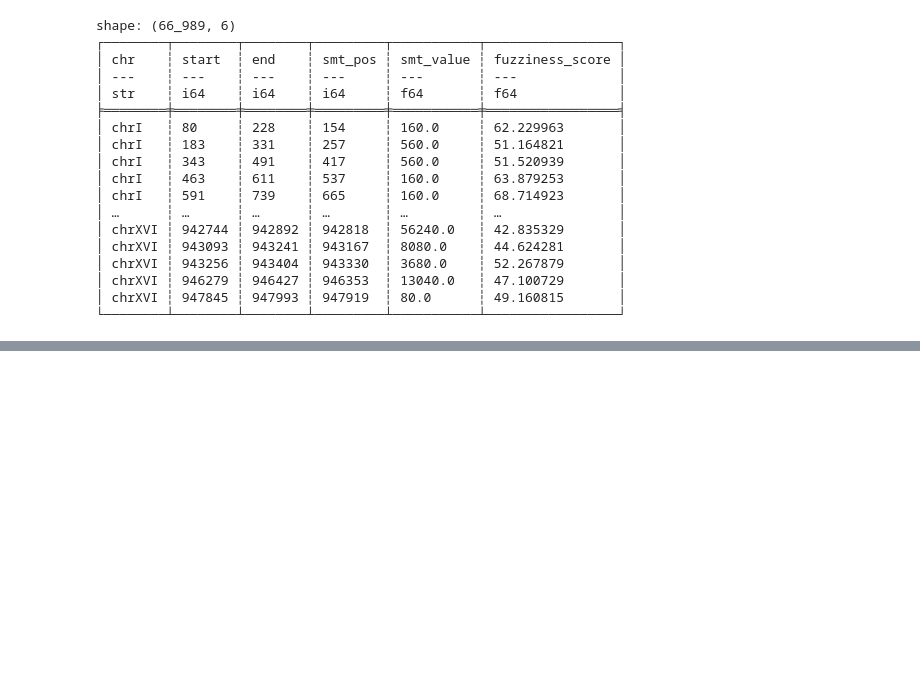
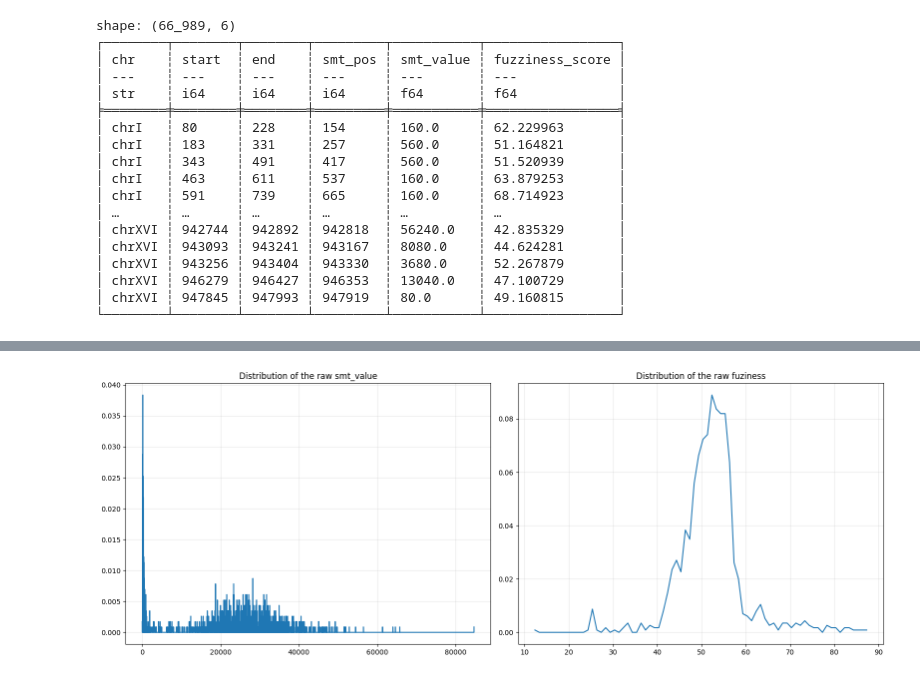
Before and after one commit to npelletbossot/Workspace, a Jupyter notebook: notebooks/figures/article_1/nuc.ipynb, the cells around one changed output, grey strips where cells are left out. Saved outputs shown, nothing was run; the diff lists cells and outputs as text; code cells hidden in the pictures; blank space fills up the shorter version.

```diff
--- a/notebooks/figures/article_1/nuc.ipynb
+++ b/notebooks/figures/article_1/nuc.ipynb
@@ -48,0 +92,28 @@ plt.show()
+# %%
+# Distributions
+fig, (ax1, ax2) = plt.subplots(ncols=2, nrows=1, figsize=(16, 6))
+
+x1,y1 = clc_distrib(
+    data=smt_value,
+    first_bin=np.min(smt_value),
+    last_bin=np.max(smt_value),
+    bin_width=1
+)
+ax1.plot(x1, y1)
+ax1.set_title("Distribution of the raw smt_value")
+ax1.grid(True, which="both", alpha=0.3)
+
+x2,y2 = clc_distrib(
+    data=fuzziness_score,
+    first_bin=np.min(fuzziness_score),
+    last_bin=np.max(fuzziness_score),
+    bin_width=1
+)
+ax2.plot(x2, y2)
+ax2.set_title("Distribution of the raw fuziness")
+ax2.grid(True, which="both", alpha=0.3)
+
+plt.tight_layout()
+plt.show()
+# %% [output]
+[figure, added]
```
Also changed, not shown: parts of 7 cells of this notebook.
